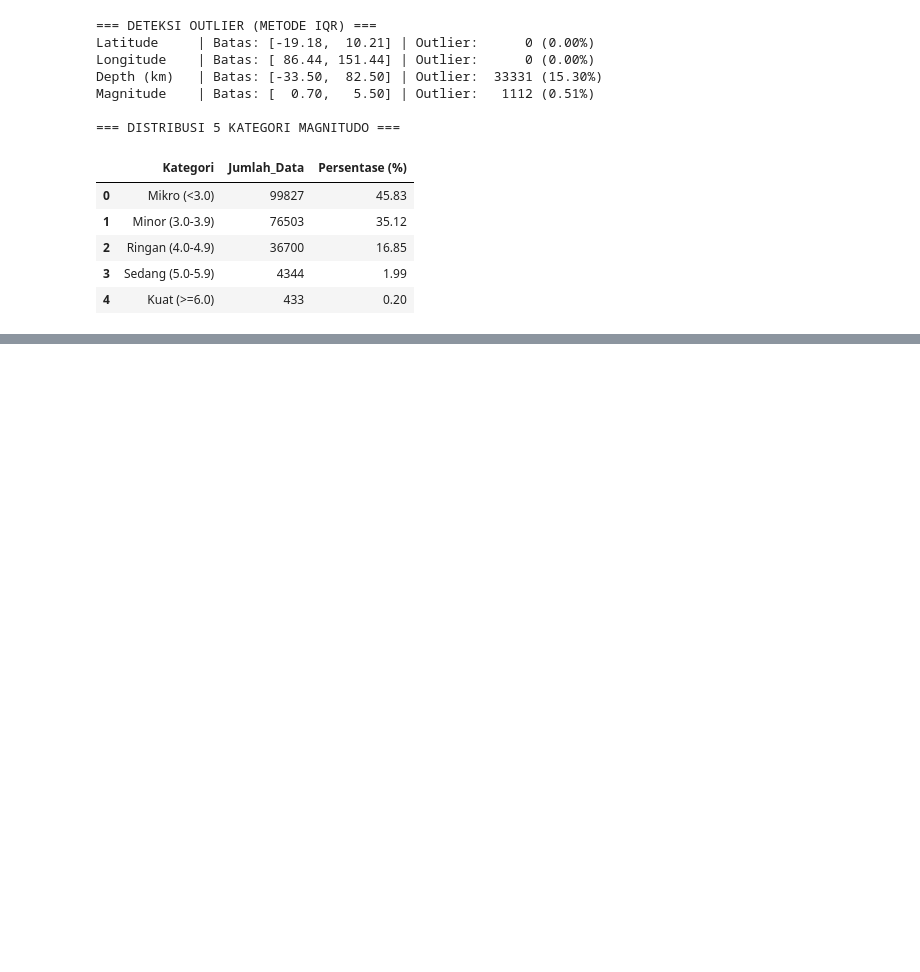
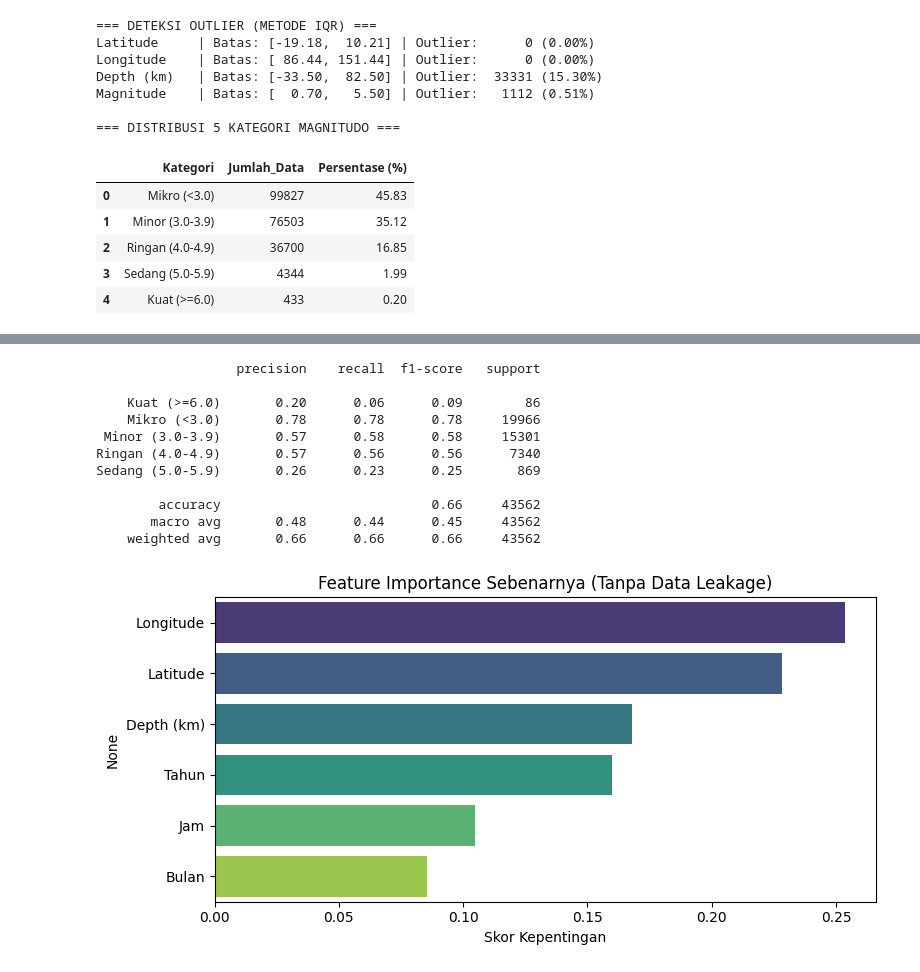
Before and after one commit to sofanakam123-creator/GEMPA, a Jupyter notebook: gempa.ipynb, the cells around one changed output, grey strips where cells are left out. Saved outputs shown, nothing was run; the diff lists cells and outputs as text; code cells hidden in the pictures; blank space fills up the shorter version.

```diff
--- a/gempa.ipynb
+++ b/gempa.ipynb
@@ -373,0 +406,60 @@ Sedang (5.0-5.9)     0.4438    0.5270    0.4819       869
+# %%
+import pandas as pd
+import matplotlib.pyplot as plt
+import seaborn as sns
+from sklearn.model_selection import train_test_split
+from sklearn.ensemble import RandomForestClassifier
+from sklearn.metrics import classification_report, confusion_matrix
+
+# 1. Ekstraksi fitur waktu yang bermakna (jika kolom waktu tersedia)
+df['Jam'] = pd.to_datetime(df['Time (UTC)'], errors='coerce').dt.hour.fillna(0)
+if 'Date' in df.columns:
+    df['Bulan'] = pd.to_datetime(df['Date'], errors='coerce').dt.month.fillna(1)
+
+# 2. Pilih HANYA fitur fisis, spasial, dan temporal yang sah
+fitur_valid = ['Latitude', 'Longitude', 'Depth (km)', 'Tahun', 'Jam']
+if 'Bulan' in df.columns:
+    fitur_valid.append('Bulan')
+
+X = df[fitur_valid]
+y = df['Kategori_Magnitudo']
+
+# 3. Stratified Split agar proporsi kelas minoritas tetap terjaga di train & test
+X_train, X_test, y_train, y_test = train_test_split(
+    X, y, test_size=0.2, random_state=42, stratify=y
+)
+
+# 4. Latih model dengan class_weight='balanced' untuk mengatasi data timpang
+model_clean = RandomForestClassifier(
+    n_estimators=100,
+    max_depth=15,
+    class_weight='balanced',
+    random_state=42,
+    n_jobs=-1
+)
+model_clean.fit(X_train, y_train)
+
+# 5. Evaluasi & Visualisasi Feature Importance yang sebenarnya
+y_pred = model_clean.predict(X_test)
+print(classification_report(y_test, y_pred))
+
+importances = pd.Series(model_clean.feature_importances_, index=fitur_valid).sort_values(ascending=False)
+plt.figure(figsize=(8, 4))
+sns.barplot(x=importances.values, y=importances.index, palette='viridis')
+plt.title('Feature Importance Sebenarnya (Tanpa Data Leakage)')
+plt.xlabel('Skor Kepentingan')
+plt.tight_layout()
+plt.show()
+# %% [output]
+                  precision    recall  f1-score   support
+
+    Kuat (>=6.0)       0.20      0.06      0.09        86
+    Mikro (<3.0)       0.78      0.78      0.78     19966
+ Minor (3.0-3.9)       0.57      0.58      0.58     15301
+Ringan (4.0-4.9)       0.57      0.56      0.56      7340
+Sedang (5.0-5.9)       0.26      0.23      0.25       869
+
+        accuracy                           0.66     43562
+       macro avg       0.48      0.44      0.45     43562
+    weighted avg       0.66      0.66      0.66     43562
+[figure, added]
```
Also changed, not shown: parts of 9 cells of this notebook, 1 other file.
